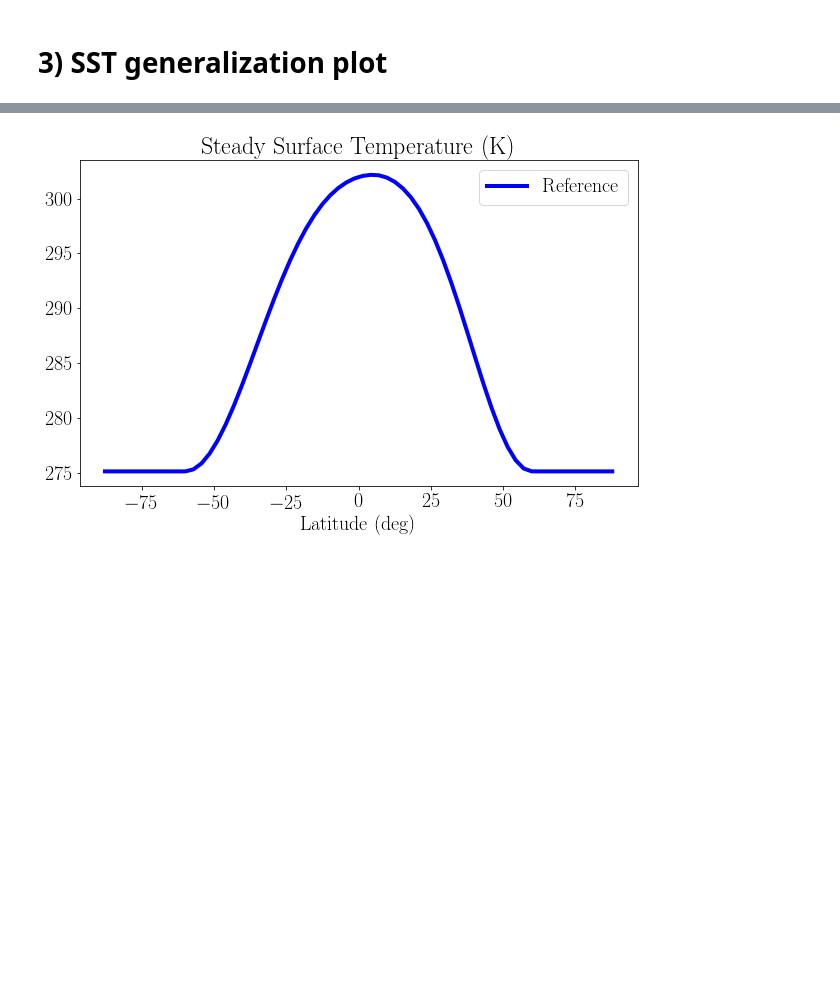
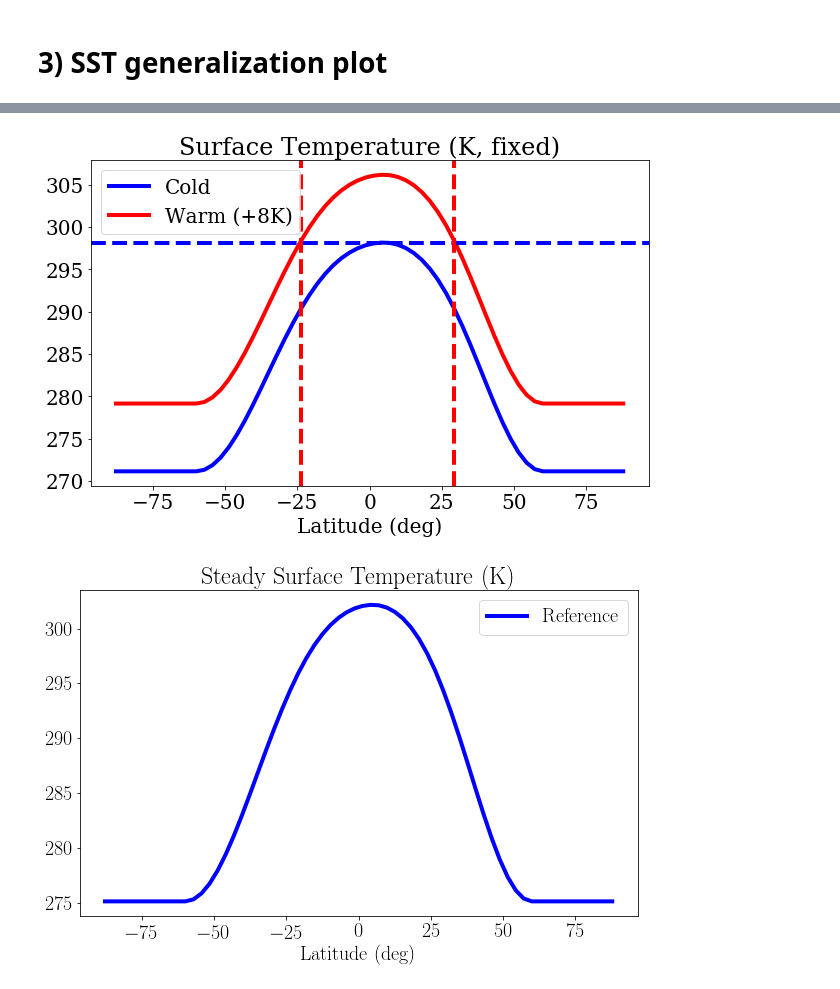
Before and after one commit to wallingTACC/CBRAIN-CAM, a Jupyter notebook: notebooks/tbeucler_devlog/034_AGU2019_Figures.ipynb, the cells around one changed output, grey strips where cells are left out. Cells and saved outputs as stored; diff of their text form; code cells hidden in the pictures; blank space fills up the shorter version.

```diff
--- a/notebooks/tbeucler_devlog/034_AGU2019_Figures.ipynb
+++ b/notebooks/tbeucler_devlog/034_AGU2019_Figures.ipynb
@@ -386,14 +389,21 @@ data4K = xr.open_dataset("/project/meteo/w2w/A6/S.Rasp/SP-CAM/sp8fbp_4k/sp8fbp_4
 # Plot characteristics
 fz = 20
 lw = 4
-plt.rc('text', usetex=True)
+plt.rc('text', usetex=False)
 plt.rc('font', family='serif', size=fz)
 mpl.rcParams['lines.linewidth'] = lw
 plt.close('all')
+# %%
+SSTm4K = np.max(np.mean(datam4K.TS,axis=(0,2)))
+ileft = np.argmin(np.abs(SSTm4K-np.mean(datap4K.TS,axis=(0,2))))
+iright = np.argmin(np.abs(SSTm4K-np.mean(datap4K.TS,axis=(0,2))[(ileft.values+1):]))+ileft.values+1
 # %%
-SSTmax0K = np.max(np.mean(data0K.TS,axis=(0,2)))
-ileft = np.argmin(np.abs(SSTmax0K-np.mean(data4K.TS,axis=(0,2))))
-iright = np.argmin(np.abs(SSTmax0K-np.mean(data4K.TS,axis=(0,2))[(ileft.values+1):]))+ileft.values+1
+# SSTmax0K = np.max(np.mean(data0K.TS,axis=(0,2)))
+# ileft = np.argmin(np.abs(SSTmax0K-np.mean(data4K.TS,axis=(0,2))))
+# iright = np.argmin(np.abs(SSTmax0K-np.mean(data4K.TS,axis=(0,2))[(ileft.values+1):]))+ileft.values+1
+# %%
+ileft = ileft.values
+iright = iright.values
 # %%
 print(ileft,iright)
 # %% [output]
@@ -403,5 +411,22 @@ array(40)
 # %%
 pathHOME = '/home/t/Tom.Beucler/'
+# %%
+plt.figure(figsize=(10,6))
+plt.plot(datam4K.lat,np.mean(datam4K.TS,axis=(0,2)),label='Cold',color='b')
+plt.plot(datap4K.lat,np.mean(datap4K.TS,axis=(0,2)),label='Warm (+8K)',color='r')
+plt.axhline(y=SSTm4K,color='b',linestyle='--')
+plt.axvline(x=datap4K.lat[ileft],color='r',linestyle='--')
+plt.axvline(x=datap4K.lat[iright],color='r',linestyle='--')
+plt.legend()
+plt.xlabel('Latitude (deg)')
+#plt.ylabel('Surface temperature (K)')
+plt.title('Surface Temperature (K, fixed)')
+# plt.title('SST(ref) max='+'%02.1f'%SSTmax0K+'K intersects with lat(+4K)='+
+#           '%02.0f'%datap4K.lat[ileft]+' and '+'%02.0f'%datap4K.lat[iright]+' deg')
+name = 'SST0'
+#plt.savefig(pathHOME+name+'.png',format='png')
+# %% [output]
+[figure, added]
 # %%
 plt.figure(figsize=(10,6))
 plt.plot(data0K.lat,np.mean(data0K.TS,axis=(0,2)),label='Reference',color='b')
```
Also changed, not shown: parts of 5 cells of this notebook, 2 other files.
